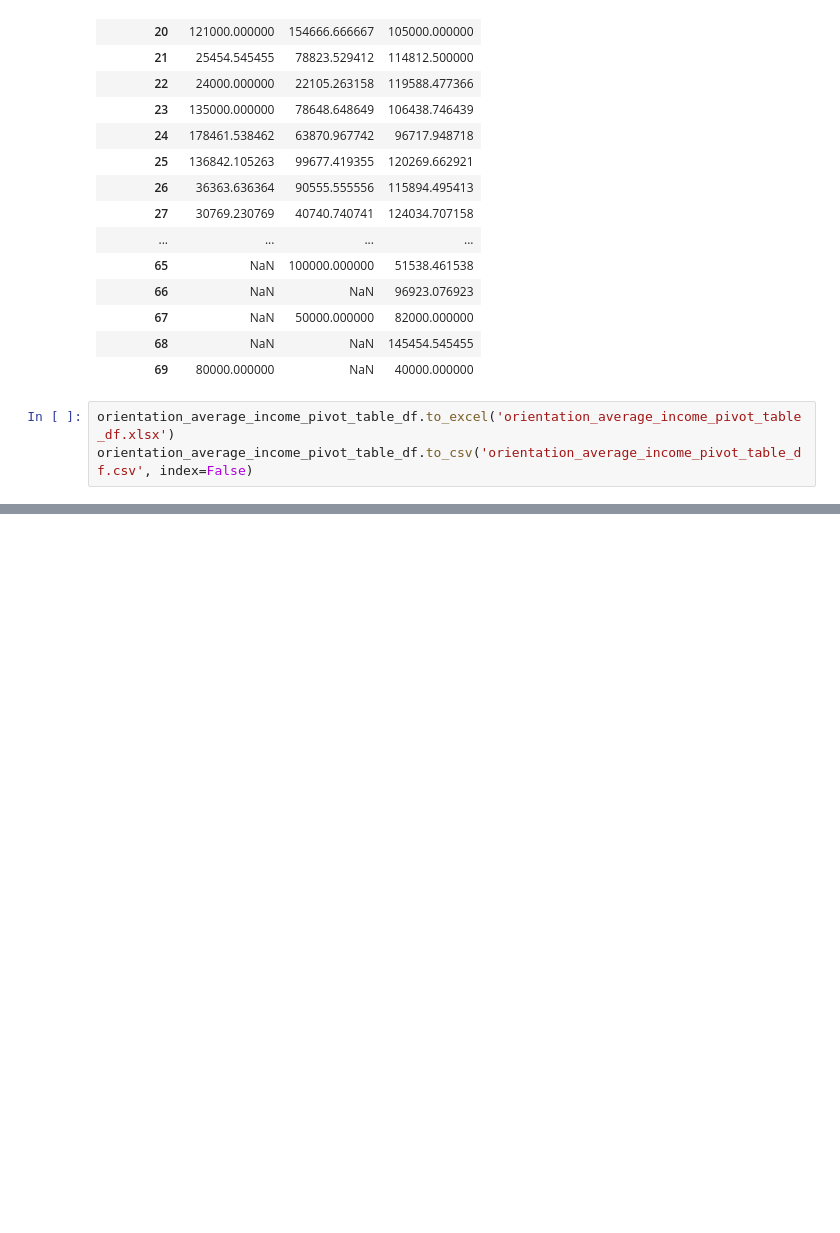
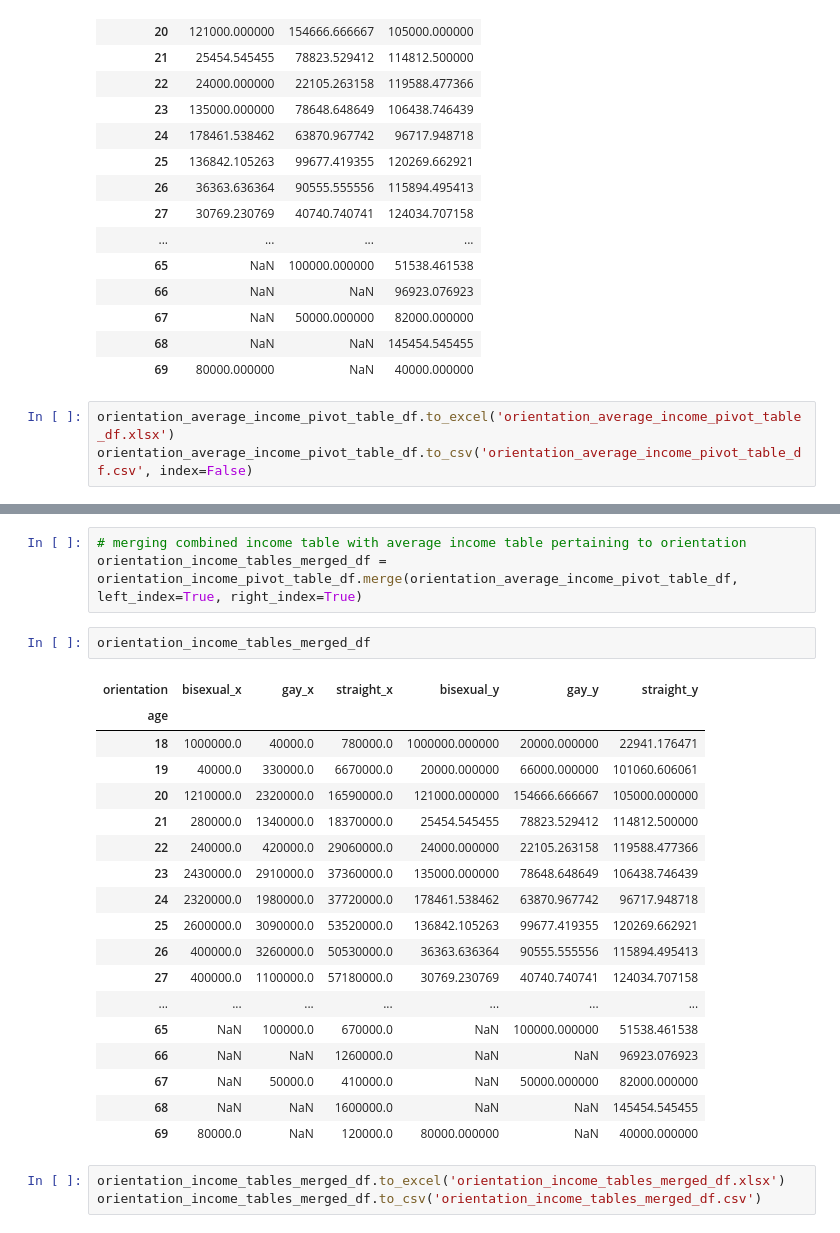
Before and after one commit to Taleb88/OkCupid_Profiles_Data, a Jupyter notebook: okcupid_profiles_data.ipynb, the cells around one changed output, grey strips where cells are left out. Drawn from its saved outputs; the diff is of its cells as text; blank space fills up the shorter version.

Commit message:
Sixth Commit - Merged tables consisisting of average income and combined income based on orientation -> bisexual, gay, and straight

```diff
--- a/okcupid_profiles_data.ipynb
+++ b/okcupid_profiles_data.ipynb
@@ -342,0 +364,27 @@ orientation_average_income_pivot_table_df.to_csv('orientation_average_income_piv
+# %%
+# merging combined income table with average income table pertaining to orientation
+orientation_income_tables_merged_df = orientation_income_pivot_table_df.merge(orientation_average_income_pivot_table_df, left_index=True, right_index=True)
+# %%
+orientation_income_tables_merged_df
+# %% [output]
+| orientation | bisexual_x | gay_x | straight_x | bisexual_y | gay_y | straight_y |
+| age |  |  |  |  |  |  |
+| 18 | 1000000.0 | 40000.0 | 780000.0 | 1000000.000000 | 20000.000000 | 22941.176471 |
+| 19 | 40000.0 | 330000.0 | 6670000.0 | 20000.000000 | 66000.000000 | 101060.606061 |
+| 20 | 1210000.0 | 2320000.0 | 16590000.0 | 121000.000000 | 154666.666667 | 105000.000000 |
+| 21 | 280000.0 | 1340000.0 | 18370000.0 | 25454.545455 | 78823.529412 | 114812.500000 |
+| 22 | 240000.0 | 420000.0 | 29060000.0 | 24000.000000 | 22105.263158 | 119588.477366 |
+| 23 | 2430000.0 | 2910000.0 | 37360000.0 | 135000.000000 | 78648.648649 | 106438.746439 |
+| 24 | 2320000.0 | 1980000.0 | 37720000.0 | 178461.538462 | 63870.967742 | 96717.948718 |
+| 25 | 2600000.0 | 3090000.0 | 53520000.0 | 136842.105263 | 99677.419355 | 120269.662921 |
+| 26 | 400000.0 | 3260000.0 | 50530000.0 | 36363.636364 | 90555.555556 | 115894.495413 |
+| 27 | 400000.0 | 1100000.0 | 57180000.0 | 30769.230769 | 40740.740741 | 124034.707158 |
+| ... | ... | ... | ... | ... | ... | ... |
+| 65 | NaN | 100000.0 | 670000.0 | NaN | 100000.000000 | 51538.461538 |
+| 66 | NaN | NaN | 1260000.0 | NaN | NaN | 96923.076923 |
+| 67 | NaN | 50000.0 | 410000.0 | NaN | 50000.000000 | 82000.000000 |
+| 68 | NaN | NaN | 1600000.0 | NaN | NaN | 145454.545455 |
+| 69 | 80000.0 | NaN | 120000.0 | 80000.000000 | NaN | 40000.000000 |
+# %%
+orientation_income_tables_merged_df.to_excel('orientation_income_tables_merged_df.xlsx')
+orientation_income_tables_merged_df.to_csv('orientation_income_tables_merged_df.csv')
```
Also changed, not shown: parts of 3 cells of this notebook, 7 other files.
